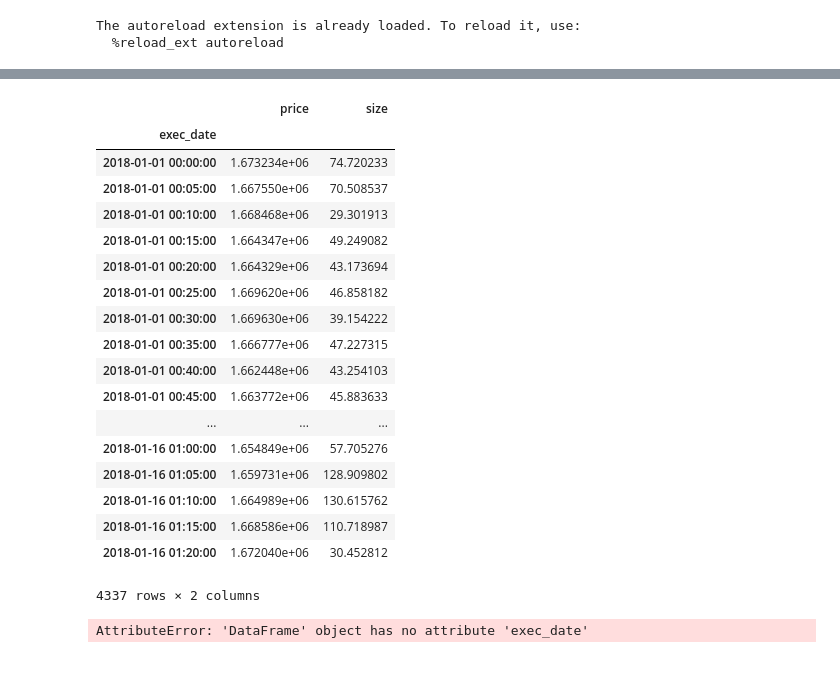
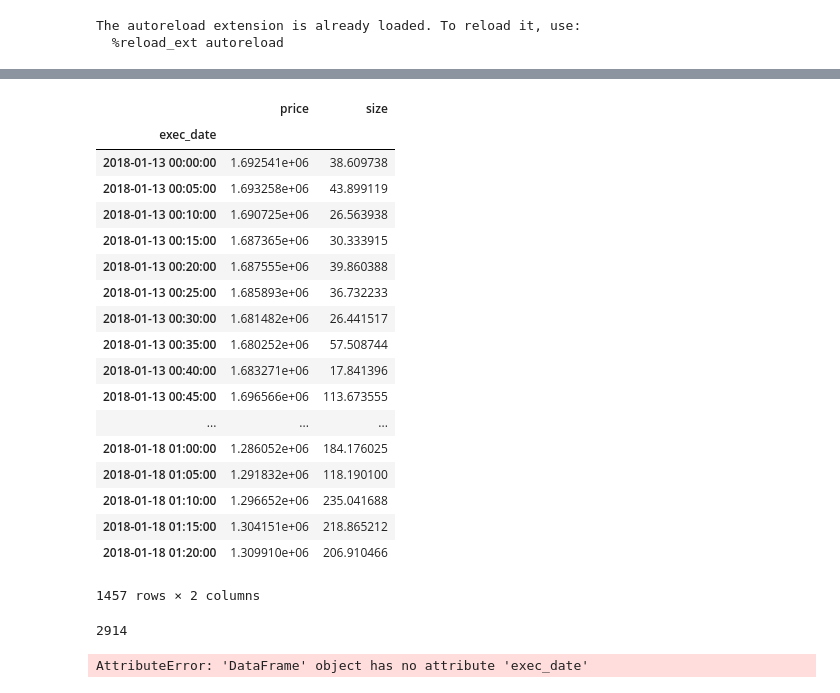
Before and after one commit to threepipes/PyBitTrader, a Jupyter notebook: simulation_dl.ipynb, the cells around one changed output, grey strips where cells are left out. Drawn from its saved outputs; the diff is of its cells as text; code cells hidden in the pictures.

```diff
--- a/simulation_dl.ipynb
+++ b/simulation_dl.ipynb
@@ -36,30 +36,34 @@ df
 # %%
 session = get_session()
 df = pd.read_sql_query('select * from history5min', session.bind)
 df.exec_date = pd.to_datetime(df.exec_date)
 df = df.set_index('exec_date')
-df = df.loc['2018-01':]
+df = df.loc['2018-01-13':]
 df
 # %% [output]
 |  | price | size |
 | exec_date |  |  |
-| 2018-01-01 00:00:00 | 1.673234e+06 | 74.720233 |
-| 2018-01-01 00:05:00 | 1.667550e+06 | 70.508537 |
-| 2018-01-01 00:10:00 | 1.668468e+06 | 29.301913 |
-| 2018-01-01 00:15:00 | 1.664347e+06 | 49.249082 |
-| 2018-01-01 00:20:00 | 1.664329e+06 | 43.173694 |
-| 2018-01-01 00:25:00 | 1.669620e+06 | 46.858182 |
-| 2018-01-01 00:30:00 | 1.669630e+06 | 39.154222 |
-| 2018-01-01 00:35:00 | 1.666777e+06 | 47.227315 |
-| 2018-01-01 00:40:00 | 1.662448e+06 | 43.254103 |
-| 2018-01-01 00:45:00 | 1.663772e+06 | 45.883633 |
+| 2018-01-13 00:00:00 | 1.692541e+06 | 38.609738 |
+| 2018-01-13 00:05:00 | 1.693258e+06 | 43.899119 |
+| 2018-01-13 00:10:00 | 1.690725e+06 | 26.563938 |
+| 2018-01-13 00:15:00 | 1.687365e+06 | 30.333915 |
+| 2018-01-13 00:20:00 | 1.687555e+06 | 39.860388 |
+| 2018-01-13 00:25:00 | 1.685893e+06 | 36.732233 |
+| 2018-01-13 00:30:00 | 1.681482e+06 | 26.441517 |
+| 2018-01-13 00:35:00 | 1.680252e+06 | 57.508744 |
+| 2018-01-13 00:40:00 | 1.683271e+06 | 17.841396 |
+| 2018-01-13 00:45:00 | 1.696566e+06 | 113.673555 |
 | ... | ... | ... |
-| 2018-01-16 01:00:00 | 1.654849e+06 | 57.705276 |
-| 2018-01-16 01:05:00 | 1.659731e+06 | 128.909802 |
-| 2018-01-16 01:10:00 | 1.664989e+06 | 130.615762 |
-| 2018-01-16 01:15:00 | 1.668586e+06 | 110.718987 |
-| 2018-01-16 01:20:00 | 1.672040e+06 | 30.452812 |
+| 2018-01-18 01:00:00 | 1.286052e+06 | 184.176025 |
+| 2018-01-18 01:05:00 | 1.291832e+06 | 118.190100 |
+| 2018-01-18 01:10:00 | 1.296652e+06 | 235.041688 |
+| 2018-01-18 01:15:00 | 1.304151e+06 | 218.865212 |
+| 2018-01-18 01:20:00 | 1.309910e+06 | 206.910466 |
-4337 rows × 2 columns
+1457 rows × 2 columns
+# %%
+df.size
+# %% [output]
+2914
 # %%
 def zs(p, n, shift=0):
     return (p.shift(shift) - p.rolling(n).mean()) / p.rolling(n).std()
```
Also changed, not shown: parts of 11 cells of this notebook, 18 other files.
